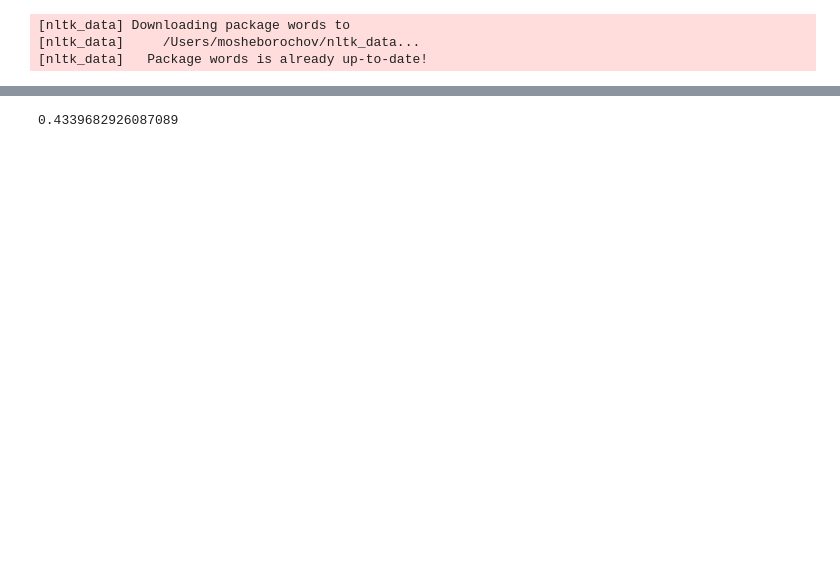
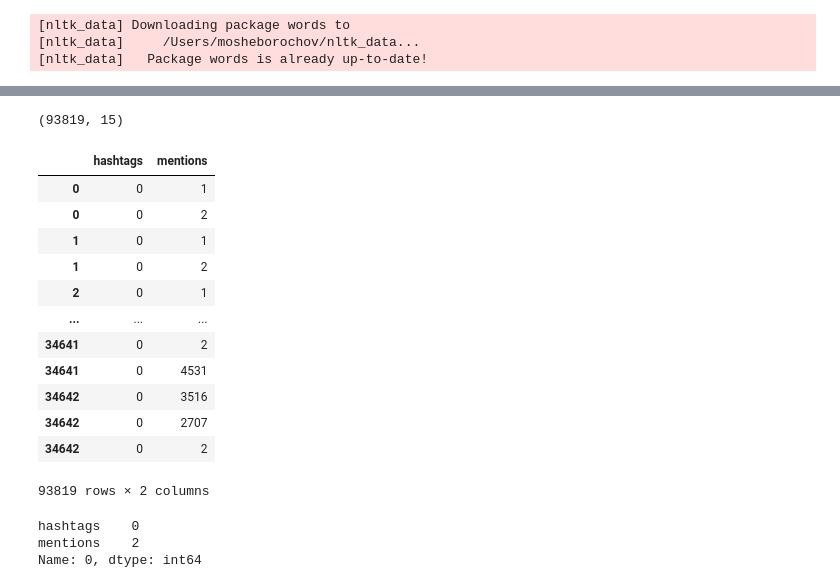
Before and after one commit to anton164/fall-spec, a Jupyter notebook: jupyter_notebooks/parse_json_table.ipynb, the cells around one changed output, grey strips where cells are left out. Drawn from its saved outputs; the diff is of its cells as text; code cells hidden in the pictures; blank space fills up the shorter version.

```diff
--- a/jupyter_notebooks/parse_json_table.ipynb
+++ b/jupyter_notebooks/parse_json_table.ipynb
@@ -142,5 +177,27 @@ df['is_anomaly'].value_counts()
 Name: is_anomaly, dtype: int64
-# %%
-57046/(74406+57046)
-# %% [output]
-0.4339682926087089
+# %%
+df.shape
+# %% [output]
+(93819, 15)
+# %%
+df_symbolic
+# %% [output]
+|  | hashtags | mentions |
+| 0 | 0 | 1 |
+| 0 | 0 | 2 |
+| 1 | 0 | 1 |
+| 1 | 0 | 2 |
+| 2 | 0 | 1 |
+| ... | ... | ... |
+| 34641 | 0 | 2 |
+| 34641 | 0 | 4531 |
+| 34642 | 0 | 3516 |
+| 34642 | 0 | 2707 |
+| 34642 | 0 | 2 |
+93819 rows × 2 columns
+# %%
+df_symbolic.iloc[1]
+# %% [output]
+hashtags    0
+mentions    2
+Name: 0, dtype: int64
```
Also changed, not shown: parts of 13 cells of this notebook, 4 other files.
